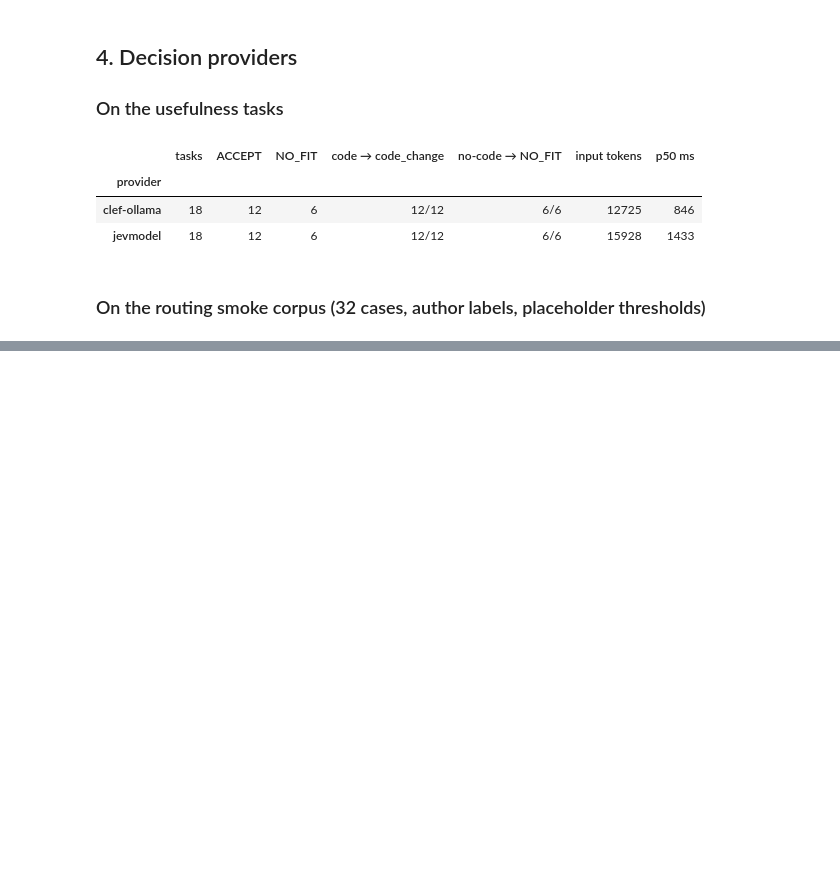
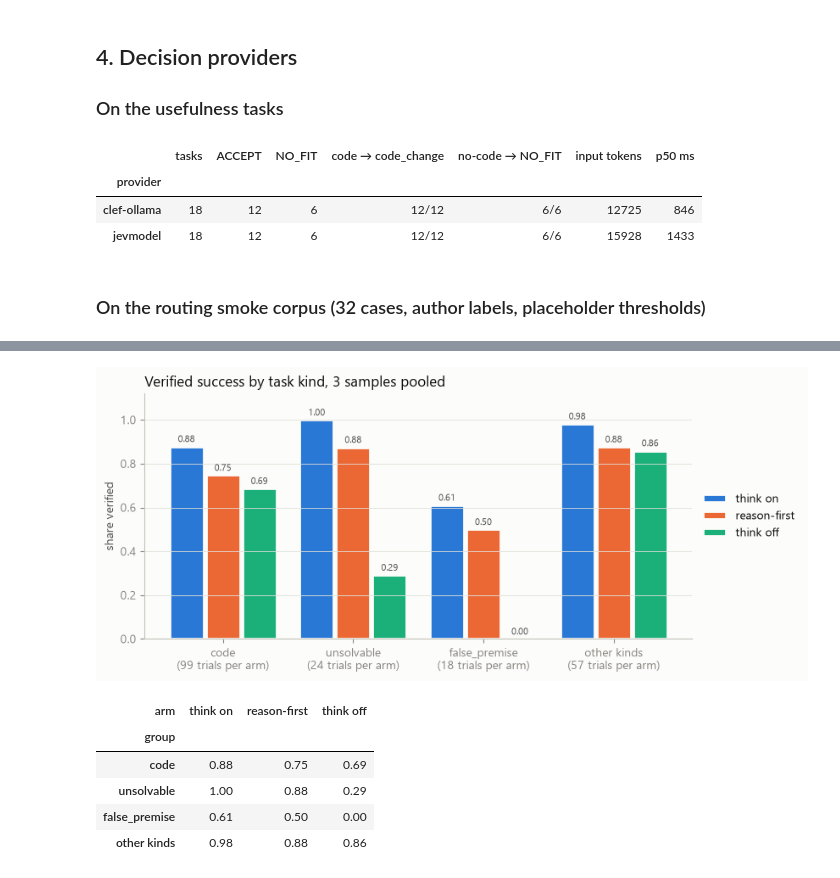
Before and after one commit to dboles99/rosetta-bench, a Jupyter notebook: notebooks/decision_layer_analysis.ipynb, the cells around one changed output, grey strips where cells are left out. Drawn from its saved outputs; the diff is of its cells as text; code cells hidden in the pictures; blank space fills up the shorter version.

Commit message:
Runs 23-29 (corrected reason-first and 3-sample replications), COMPARISON_3x3, log entries for runs 18-29, INSIGHTS 9-15 and follow-ups, notebook sections 5-6

```diff
--- a/notebooks/decision_layer_analysis.ipynb
+++ b/notebooks/decision_layer_analysis.ipynb
@@ -266,0 +287,22 @@ plt.tight_layout(); plt.show()
+# %%
+ARMS = {"think on": ("18", "24", "27"), "reason-first": ("23", "26", "29"), "think off": ("19", "25", "28")}
+parts = []
+for arm, samples in ARMS.items():
+    for s in samples:
+        t = q("SELECT * FROM usefulness_trials WHERE run_path LIKE ?", f"runs/2026-11-09_{s}_%")
+        parts.append(t.assign(arm=arm, sample=s))
+rep = pd.concat(parts)
+rep["group"] = rep.kind.where(rep.kind.isin(["code", "unsolvable", "false_premise"]), "other kinds")
+LABELS = ["t 0, seed 20261109", "t 0.6, seed 20261110", "t 0.6, seed 20261111"]
+totals = rep.groupby(["arm", "sample"]).success.sum()
+per_sample = pd.DataFrame([[totals[(arm, s)] for s in samples] + [", ".join(samples)] for arm, samples in ARMS.items()],
+                          index=list(ARMS), columns=LABELS + ["runs"])
+cmp = json.loads((Path("..") / "results" / "COMPARISON_3x3.json").read_text(encoding="utf-8"))
+arms = pd.DataFrame(cmp["arms"]).T[["samples", "accuracy", "tokens_per_success", "reasoning_tokens_mean", "p50_ms", "p95_ms"]]
+contrasts = pd.DataFrame({name: {"A−B accuracy": c["accuracy"]["mean_diff"], "95% CI low": c["accuracy"]["ci_low"],
+                                 "95% CI high": c["accuracy"]["ci_high"], "McNemar p": c["mcnemar_p"],
+                                 "tasks needed for 5 pp": c["items_needed_for_5pp"]}
+                          for name, c in cmp["contrasts"].items()}).T
+display(per_sample.rename_axis("verified successes of 66"))
+display(arms.astype(float).round(3))
+contrasts.astype(float).round(3)
@@ -266,0 +323,25 @@ plt.tight_layout(); plt.show()
+# %%
+GROUPS = ["code", "unsolvable", "false_premise", "other kinds"]
+acc = rep.pivot_table(index="group", columns="arm", values="success", aggfunc="mean").reindex(GROUPS)[list(ARMS)]
+n = rep[rep.arm == "think on"].groupby("group").size().reindex(GROUPS)
+fig, ax = plt.subplots(figsize=(8.5, 3.8))
+width = 0.26
+for i, arm in enumerate(ARMS):
+    xs = [g + (i - 1) * (width + 0.02) for g in range(len(GROUPS))]
+    bars = ax.bar(xs, acc[arm], width, color=SERIES[i], label=arm, edgecolor=SURFACE, linewidth=2)
+    for x, v in zip(xs, acc[arm]):
+        ax.text(x, v + 0.02, f"{v:.2f}", ha="center", fontsize=8, color=INK2)
+ax.set_xticks(range(len(GROUPS)), [f"{g}\n({n[g]} trials per arm)" for g in GROUPS])
+ax.set_ylim(0, 1.12); ax.set_ylabel("share verified"); ax.grid(axis="x", visible=False)
+ax.set_title("Verified success by task kind, 3 samples pooled", loc="left")
+ax.legend(loc="center left", bbox_to_anchor=(1.0, 0.5))
+plt.tight_layout(); plt.show()
+acc.round(2)
+# %% [output]
+[figure, added]
+| arm | think on | reason-first | think off |
+| group |  |  |  |
+| code | 0.88 | 0.75 | 0.69 |
+| unsolvable | 1.00 | 0.88 | 0.29 |
+| false_premise | 0.61 | 0.50 | 0.00 |
+| other kinds | 0.98 | 0.88 | 0.86 |
```
Also changed, not shown: parts of 13 cells of this notebook, 27 other files.
